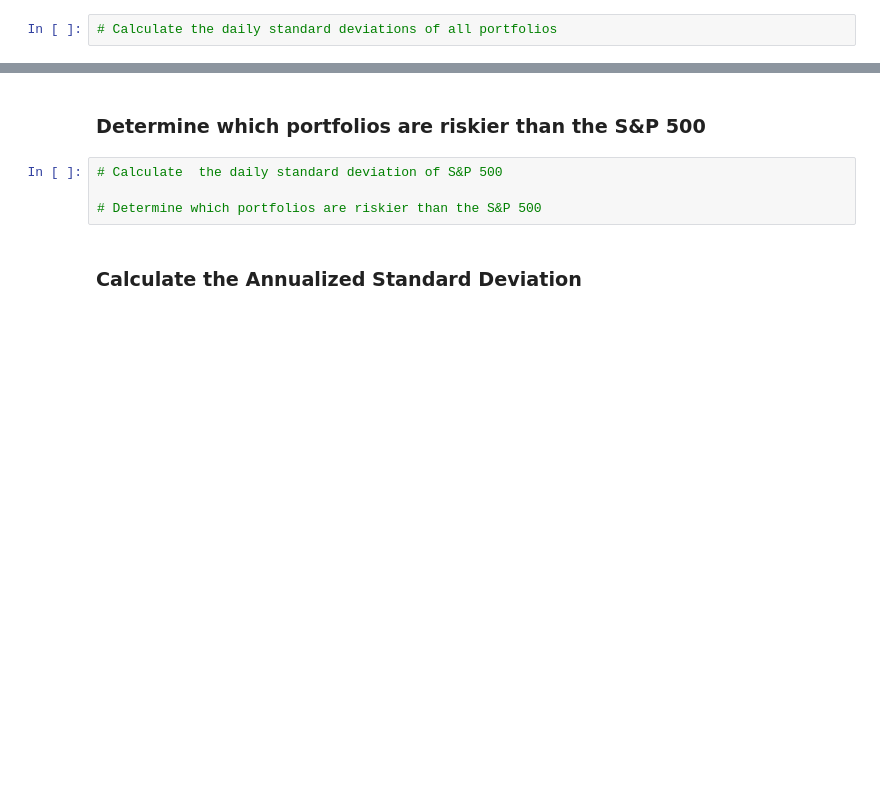
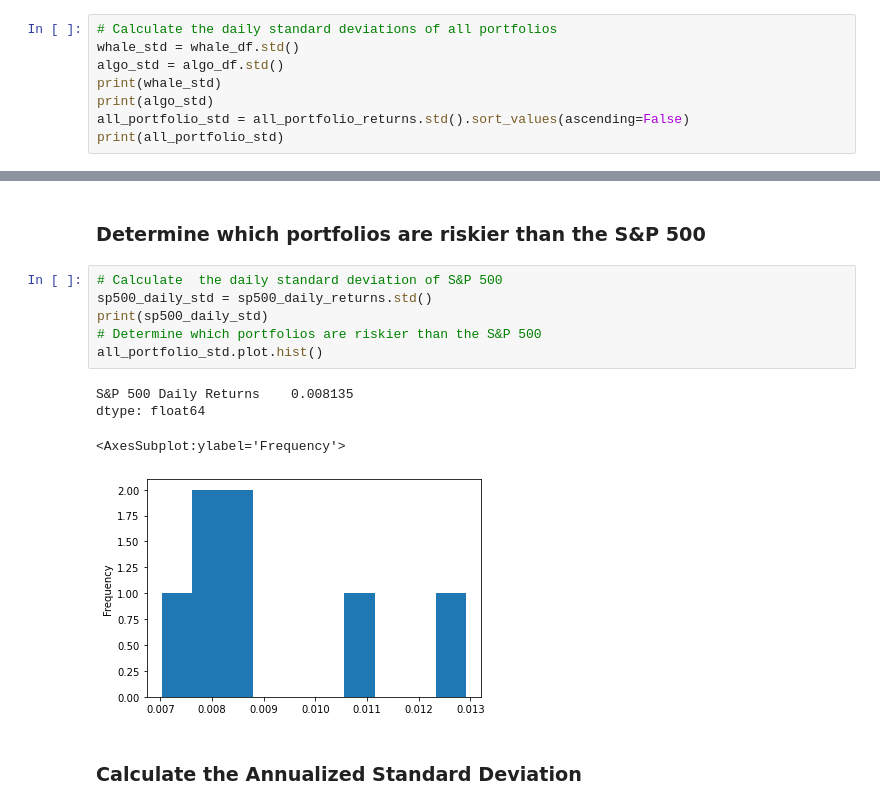
Before and after one commit to lfraccaro1/unit_4_pandas_homework, a Jupyter notebook: whale_analysis.ipynb, the cells around one changed output, grey strips where cells are left out. Cells and saved outputs as stored; diff of their text form; blank space fills up the shorter version.

```diff
--- a/whale_analysis.ipynb
+++ b/whale_analysis.ipynb
@@ -213,3 +224,9 @@ Determine the _risk_ of each portfolio:
 ### Calculate Standard Deviations
 # %%
 # Calculate the daily standard deviations of all portfolios
+whale_std = whale_df.std()
+algo_std = algo_df.std()
+print(whale_std)
+print(algo_std)
+all_portfolio_std = all_portfolio_returns.std().sort_values(ascending=False)
+print(all_portfolio_std)
@@ -217,8 +251,15 @@ Determine the _risk_ of each portfolio:
 ### Determine which portfolios are riskier than the S&P 500
 # %%
 # Calculate  the daily standard deviation of S&P 500
-
+sp500_daily_std = sp500_daily_returns.std()
+print(sp500_daily_std)
 # Determine which portfolios are riskier than the S&P 500
+all_portfolio_std.plot.hist()
+# %% [output]
+S&P 500 Daily Returns    0.008135
+dtype: float64
+<AxesSubplot:ylabel='Frequency'>
+[figure, added]
 # %% [markdown]
 ### Calculate the Annualized Standard Deviation
 # %%
```
Also changed, not shown: parts of 26 cells of this notebook, 3 other files.
